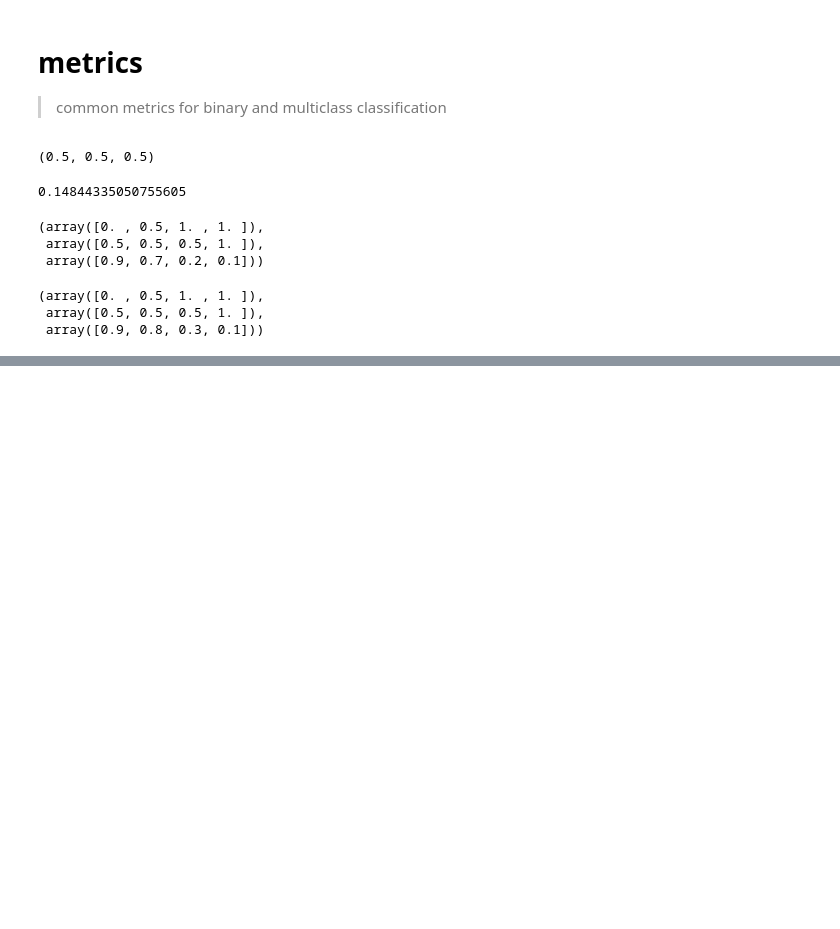
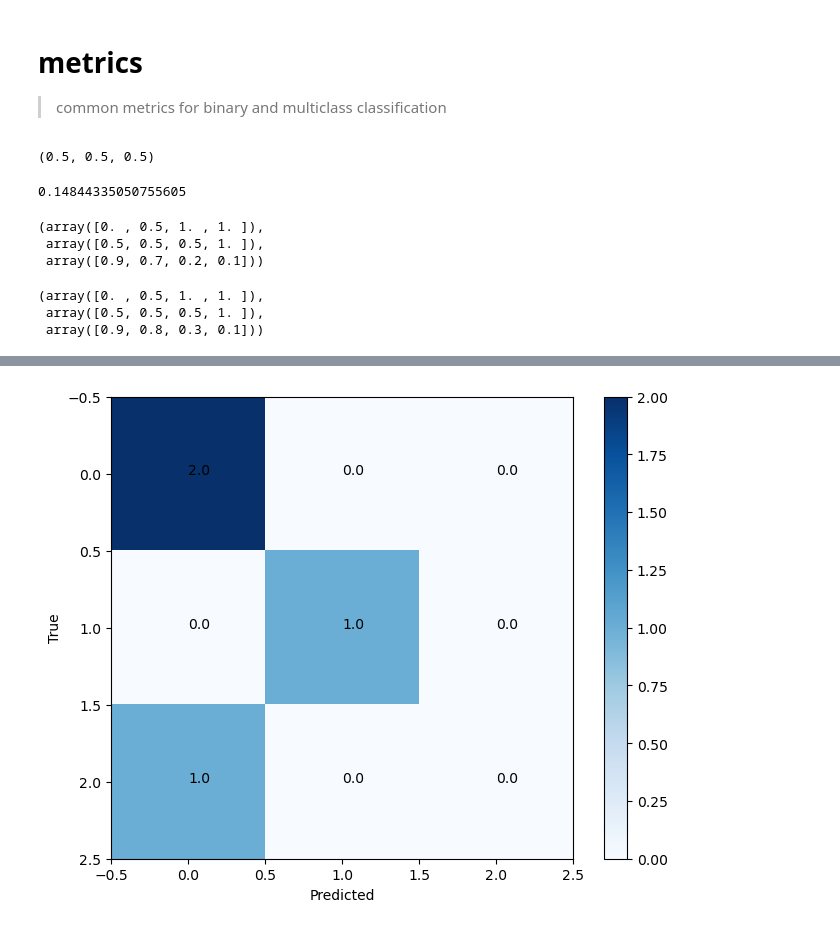
Before and after one commit to xiaochuany/min-sklearn, a Jupyter notebook: nbs/metrics.ipynb, the cells around one changed output, grey strips where cells are left out. Drawn from its saved outputs; the diff is of its cells as text; code cells hidden in the pictures; blank space fills up the shorter version.

```diff
--- a/nbs/metrics.ipynb
+++ b/nbs/metrics.ipynb
@@ -186,3 +186,24 @@ RocCurveDisplay.from_predictions(a1, a2)
+# %%
+class ConfusionMatrixDisplay:
+    """plot result of `confusion_matrix`"""
+    @classmethod
+    def from_predictions(cls, y_true, y_pred, sample_weight=None):
+        # horizontal axis is predicted, vertical axis is true
+        # mark numbers in the cells; add colorbar
+        C = confusion_matrix(y_true, y_pred, sample_weight)
+        plt.figure(figsize=(8, 6))
+        plt.imshow(C, interpolation='nearest', cmap='Blues')
+        plt.colorbar()
+        for i in range(C.shape[0]):
+            for j in range(C.shape[1]):
+                plt.text(j, i, C[i, j])
+        plt.xlabel('Predicted')
+        plt.ylabel('True')
+        plt.show()
+# %%
+ConfusionMatrixDisplay.from_predictions(y_true, y_pred)
+# %% [output]
+[figure, added]
 # %%
 #| hide
 import nbdev; nbdev.nbdev_export()
```
Also changed, not shown: parts of 1 cell of this notebook, 1 other file.
